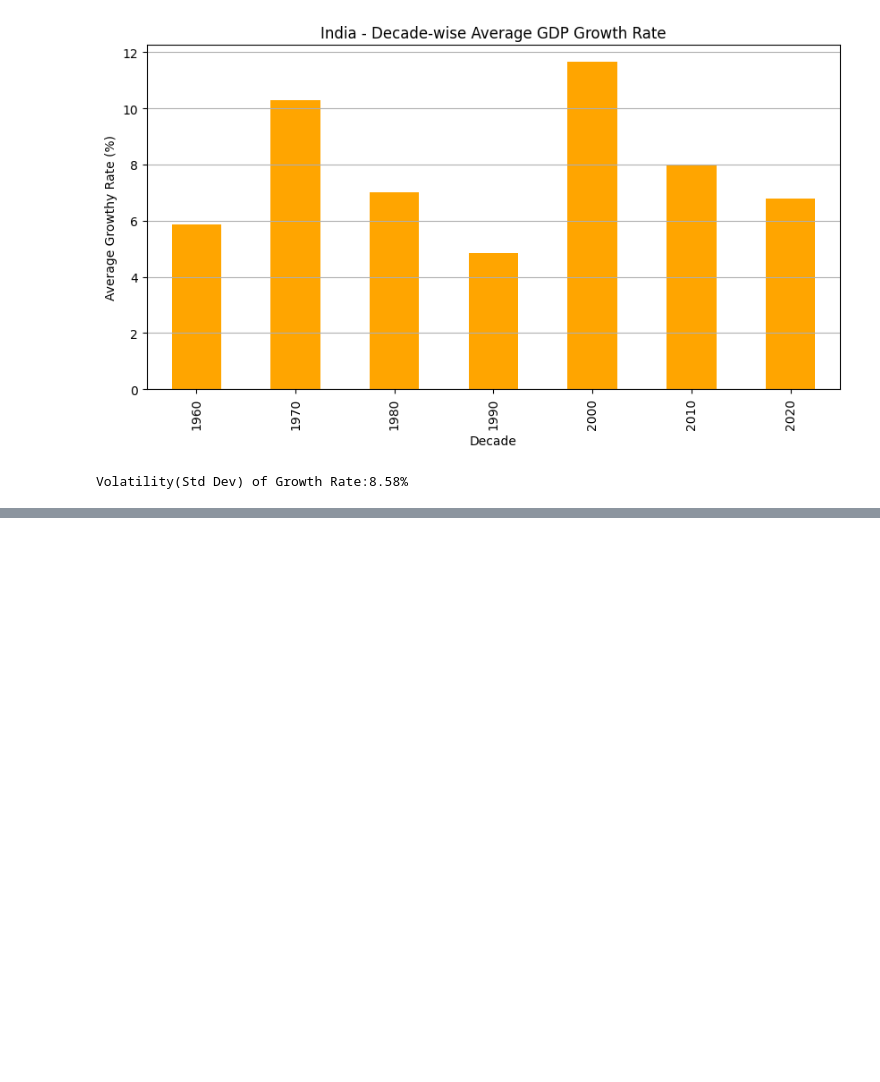
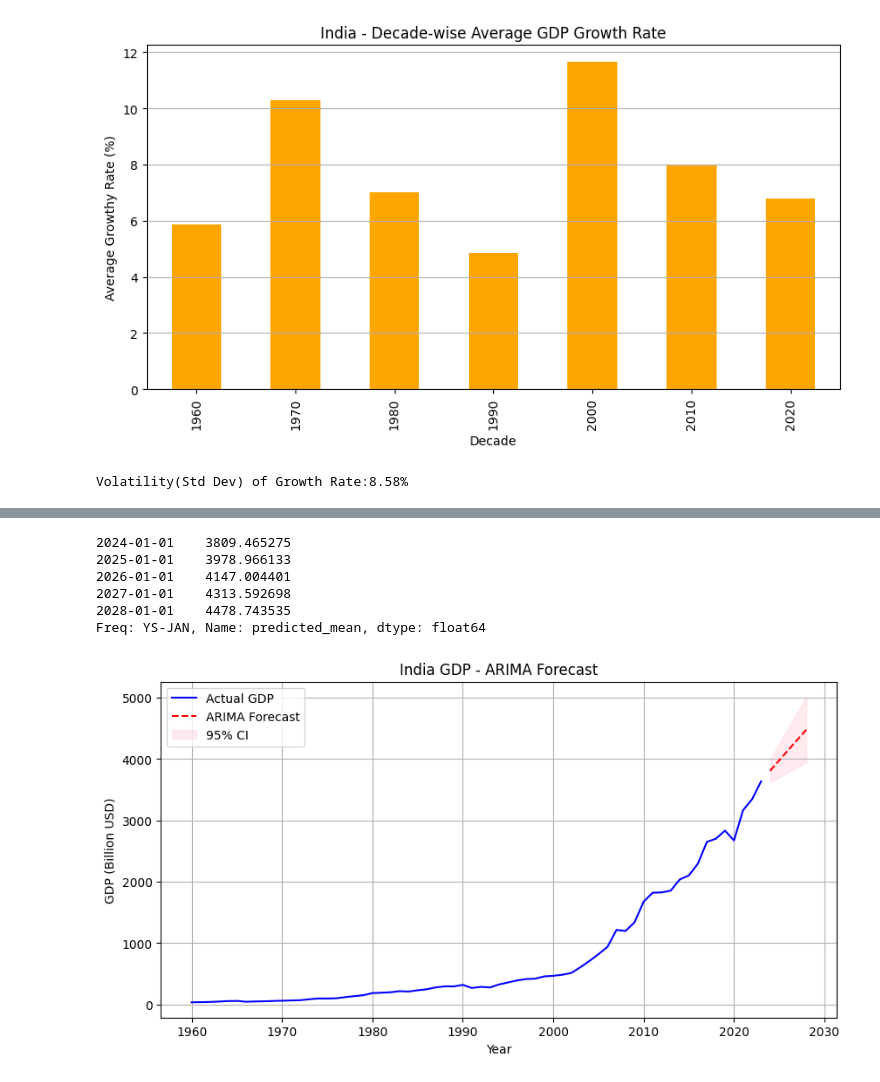
Before and after one commit to sonu19151421/india-gdp-trend-analysis, a Jupyter notebook: India-gdp-trend-analysis.ipynb, the cells around one changed output, grey strips where cells are left out. Cells and saved outputs as stored; diff of their text form; code cells hidden in the pictures; blank space fills up the shorter version.

```diff
--- a/India-gdp-trend-analysis.ipynb
+++ b/India-gdp-trend-analysis.ipynb
@@ -267,0 +252,6 @@ SyntaxError: unterminated string literal (detected at line 2) (1957517493.py, li
+# %%
+# Index ko proper yearly datetime index banao
+india_gdp.index = pd.to_datetime(india_gdp.index, format='%Y')
+india_gdp = india_gdp.asfreq('YS')  # YS = Year Start frequency
+
+print(india_gdp.index)
@@ -267,0 +276,7 @@ SyntaxError: unterminated string literal (detected at line 2) (1957517493.py, li
+# %%
+from statsmodels.tsa.arima.model import ARIMA
+
+model = ARIMA(india_gdp['GDP_Billion'], order=(1, 1, 1))
+model_fit = model.fit()
+
+print(model_fit.summary())
@@ -267,0 +301,27 @@ SyntaxError: unterminated string literal (detected at line 2) (1957517493.py, li
+# %%
+n_years = 5
+forecast = model_fit.get_forecast(steps=n_years)
+forecast_mean = forecast.predicted_mean
+conf_int = forecast.conf_int()
+
+print(forecast_mean)
+# %% [output]
+2024-01-01    3809.465275
+2025-01-01    3978.966133
+2026-01-01    4147.004401
+2027-01-01    4313.592698
+2028-01-01    4478.743535
+Freq: YS-JAN, Name: predicted_mean, dtype: float64
+# %%
+plt.figure(figsize=(10,5))
+plt.plot(india_gdp.index, india_gdp['GDP_Billion'], label='Actual GDP', color='blue')
+plt.plot(forecast_mean.index, forecast_mean, label='ARIMA Forecast', color='red', linestyle='--')
+plt.fill_between(forecast_mean.index, conf_int.iloc[:,0], conf_int.iloc[:,1], color='pink', alpha=0.3, label='95% CI')
+plt.title('India GDP - ARIMA Forecast')
+plt.xlabel('Year')
+plt.ylabel('GDP (Billion USD)')
+plt.legend()
+plt.grid(True)
+plt.show()
+# %% [output]
+[figure, added]
```
Also changed, not shown: parts of 30 cells of this notebook.
